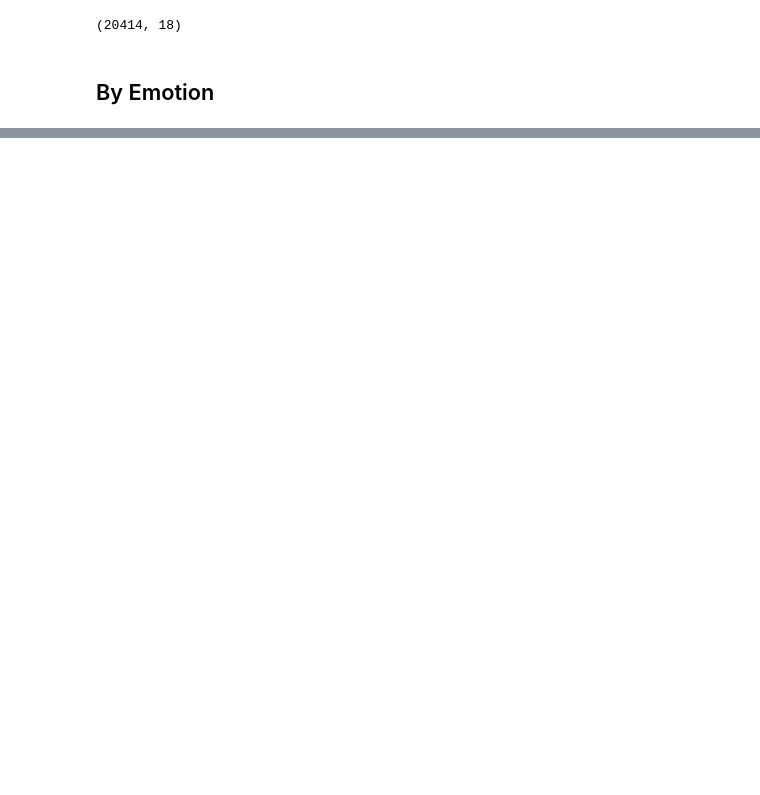
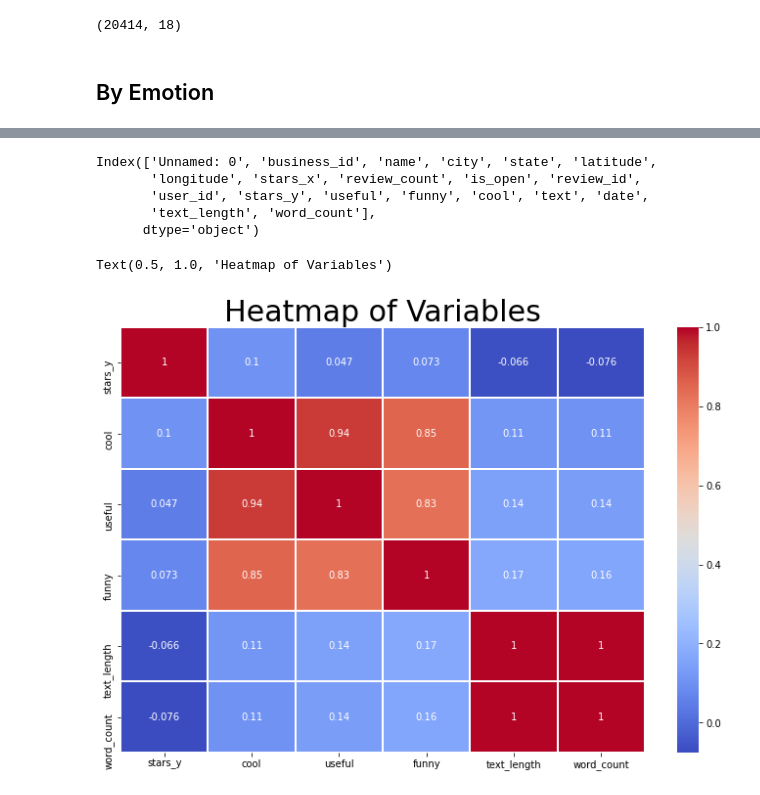
Before and after one commit to AstroPigLatin/predicting_yelp, a Jupyter notebook: notebook/specific_word.ipynb, the cells around one changed output, grey strips where cells are left out. Saved outputs shown, nothing was run; the diff lists cells and outputs as text; code cells hidden in the pictures; blank space fills up the shorter version.

```diff
--- a/notebook/specific_word.ipynb
+++ b/notebook/specific_word.ipynb
@@ -201,0 +398,19 @@ df_final.shape
+# %%
+df_final.columns
+# %% [output]
+Index(['Unnamed: 0', 'business_id', 'name', 'city', 'state', 'latitude',
+       'longitude', 'stars_x', 'review_count', 'is_open', 'review_id',
+       'user_id', 'stars_y', 'useful', 'funny', 'cool', 'text', 'date',
+       'text_length', 'word_count'],
+      dtype='object')
+# %%
+# correlation
+df_corr = df_final[['stars_y', 'cool', 'useful', 'funny' ,'text_length', 'word_count']].corr()
+# %%
+fig = plt.figure(figsize=(12,8))
+axes = sns.heatmap(df_corr, cmap='coolwarm', linewidth=1, linecolor='white', annot=True)
+plt.savefig('heatmap.png')
+axes.set_title('Heatmap of Variables', fontsize=30)
+# %% [output]
+Text(0.5, 1.0, 'Heatmap of Variables')
+[figure, added]
```
Also changed, not shown: parts of 54 cells of this notebook, 7 other files.
